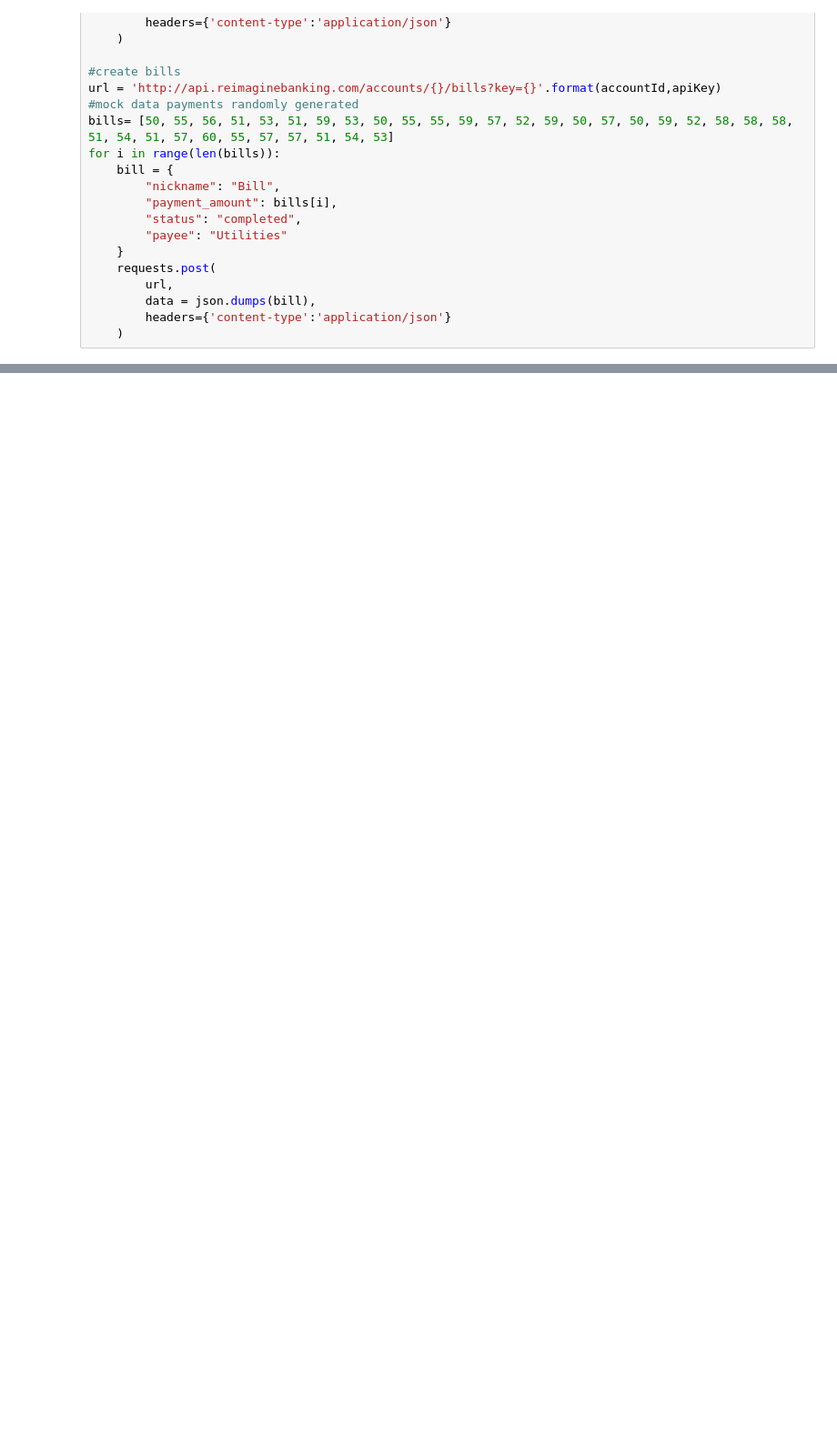
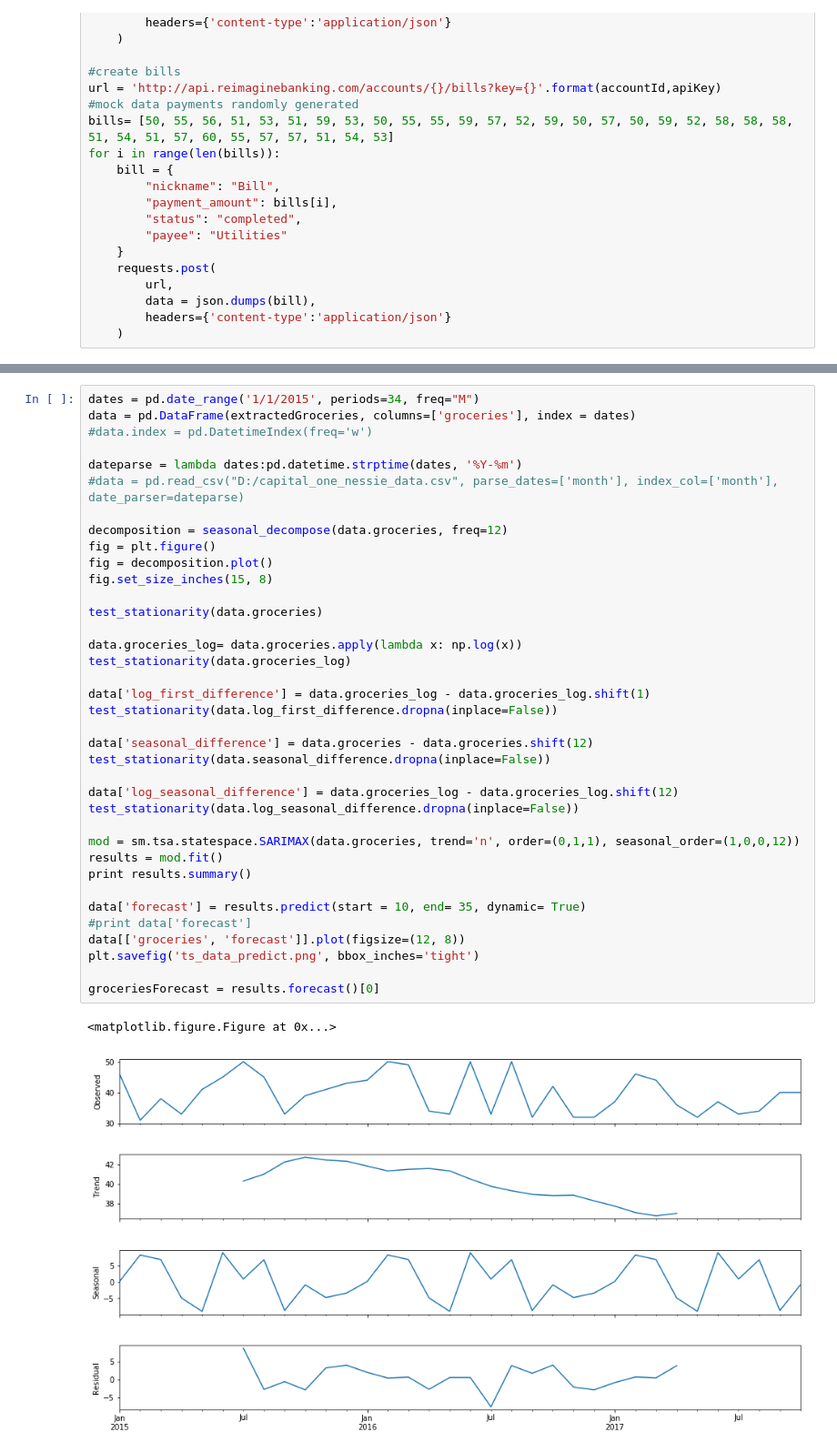
Before and after one commit to reemasinghal1234/Technica2017, a Jupyter notebook: PurchasePredictions.ipynb, the cells around one changed output, grey strips where cells are left out. Shown at 91% size. Cells and saved outputs as stored; diff of their text form; blank space fills up the shorter version.

Commit message:
Added predictions

```diff
--- a/PurchasePredictions.ipynb
+++ b/PurchasePredictions.ipynb
@@ -211,0 +346,40 @@ for bill in bills:
+# %%
+dates = pd.date_range('1/1/2015', periods=34, freq="M")
+data = pd.DataFrame(extractedGroceries, columns=['groceries'], index = dates)
+#data.index = pd.DatetimeIndex(freq='w')
+
+dateparse = lambda dates:pd.datetime.strptime(dates, '%Y-%m')
+#data = pd.read_csv("D:/capital_one_nessie_data.csv", parse_dates=['month'], index_col=['month'], date_parser=dateparse)
+
+decomposition = seasonal_decompose(data.groceries, freq=12)
+fig = plt.figure()
+fig = decomposition.plot()
+fig.set_size_inches(15, 8)
+
+test_stationarity(data.groceries)
+
+data.groceries_log= data.groceries.apply(lambda x: np.log(x))
+test_stationarity(data.groceries_log)
+
+data['log_first_difference'] = data.groceries_log - data.groceries_log.shift(1)
+test_stationarity(data.log_first_difference.dropna(inplace=False))
+
+data['seasonal_difference'] = data.groceries - data.groceries.shift(12)
+test_stationarity(data.seasonal_difference.dropna(inplace=False))
+
+data['log_seasonal_difference'] = data.groceries_log - data.groceries_log.shift(12)
+test_stationarity(data.log_seasonal_difference.dropna(inplace=False))
+
+mod = sm.tsa.statespace.SARIMAX(data.groceries, trend='n', order=(0,1,1), seasonal_order=(1,0,0,12))
+results = mod.fit()
+print results.summary()
+
+data['forecast'] = results.predict(start = 10, end= 35, dynamic= True)
+#print data['forecast']
+data[['groceries', 'forecast']].plot(figsize=(12, 8))
+plt.savefig('ts_data_predict.png', bbox_inches='tight')
+
+groceriesForecast = results.forecast()[0]
+# %% [output]
+<matplotlib.figure.Figure at 0x...>
+[figure, added]
```
Also changed, not shown: parts of 9 cells of this notebook, 1 other file.
